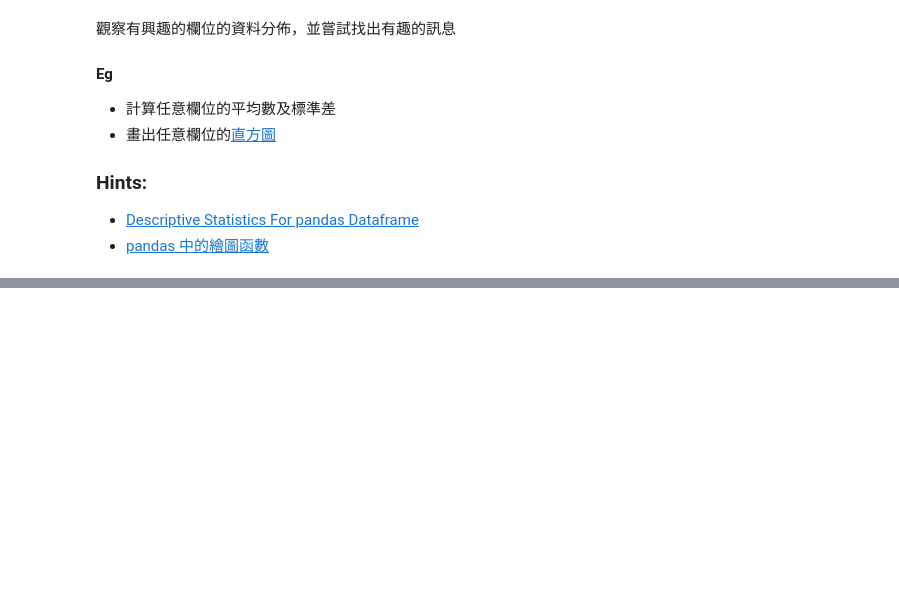
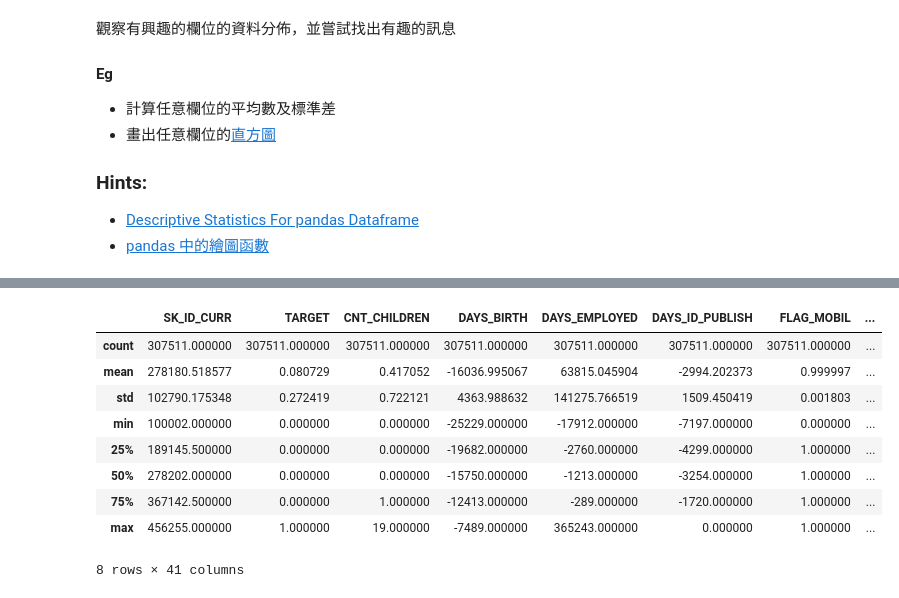
Before and after one commit to shawn2000100/3rd-ML100Days, a Jupyter notebook: homework/Day_008_HW.ipynb, the cells around one changed output, grey strips where cells are left out. Drawn from its saved outputs; the diff is of its cells as text; code cells hidden in the pictures; blank space fills up the shorter version.

```diff
--- a/homework/Day_008_HW.ipynb
+++ b/homework/Day_008_HW.ipynb
@@ -41,7 +39,7 @@ result
 | 5 | 0.0 | 0.0 | 1.0 |
 # %%
 f_app_train = os.path.join(dir_data, 'application_train.csv')
-app_train = pd.read_csv(f_app_train)
+df = pd.read_csv(f_app_train)
 # %%
 import matplotlib.pyplot as plt
 %matplotlib inline
@@ -58,0 +99,18 @@ import matplotlib.pyplot as plt
+# %%
+# 參考HW07的特徵工程
+int_features = []
+float_features = []
+object_features = []
+
+for dtype, feature in zip(df.dtypes, df.columns): # 滿厲害的招
+#     print(dtype, feature)
+    if dtype == 'float64':
+        float_features.append(feature)
+    elif dtype == 'int64':
+        int_features.append(feature)
+    else:
+        object_features.append(feature)
+
+print(f'{len(int_features)} Integer Features : {int_features}\n')
+print(f'{len(float_features)} Float Features : {float_features}\n')
+print(f'{len(object_features)} Object Features : {object_features}')
@@ -58,0 +137,13 @@ import matplotlib.pyplot as plt
+# %%
+df[int_features].describe()
+# %% [output]
+|  | SK_ID_CURR | TARGET | CNT_CHILDREN | DAYS_BIRTH | DAYS_EMPLOYED | DAYS_ID_PUBLISH | FLAG_MOBIL | ... |
+| count | 307511.000000 | 307511.000000 | 307511.000000 | 307511.000000 | 307511.000000 | 307511.000000 | 307511.000000 | ... |
+| mean | 278180.518577 | 0.080729 | 0.417052 | -16036.995067 | 63815.045904 | -2994.202373 | 0.999997 | ... |
+| std | 102790.175348 | 0.272419 | 0.722121 | 4363.988632 | 141275.766519 | 1509.450419 | 0.001803 | ... |
+| min | 100002.000000 | 0.000000 | 0.000000 | -25229.000000 | -17912.000000 | -7197.000000 | 0.000000 | ... |
+| 25% | 189145.500000 | 0.000000 | 0.000000 | -19682.000000 | -2760.000000 | -4299.000000 | 1.000000 | ... |
+| 50% | 278202.000000 | 0.000000 | 0.000000 | -15750.000000 | -1213.000000 | -3254.000000 | 1.000000 | ... |
+| 75% | 367142.500000 | 0.000000 | 1.000000 | -12413.000000 | -289.000000 | -1720.000000 | 1.000000 | ... |
+| max | 456255.000000 | 1.000000 | 19.000000 | -7489.000000 | 365243.000000 | 0.000000 | 1.000000 | ... |
+8 rows × 41 columns
```
Also changed, not shown: parts of 9 cells of this notebook, 1 other file.
